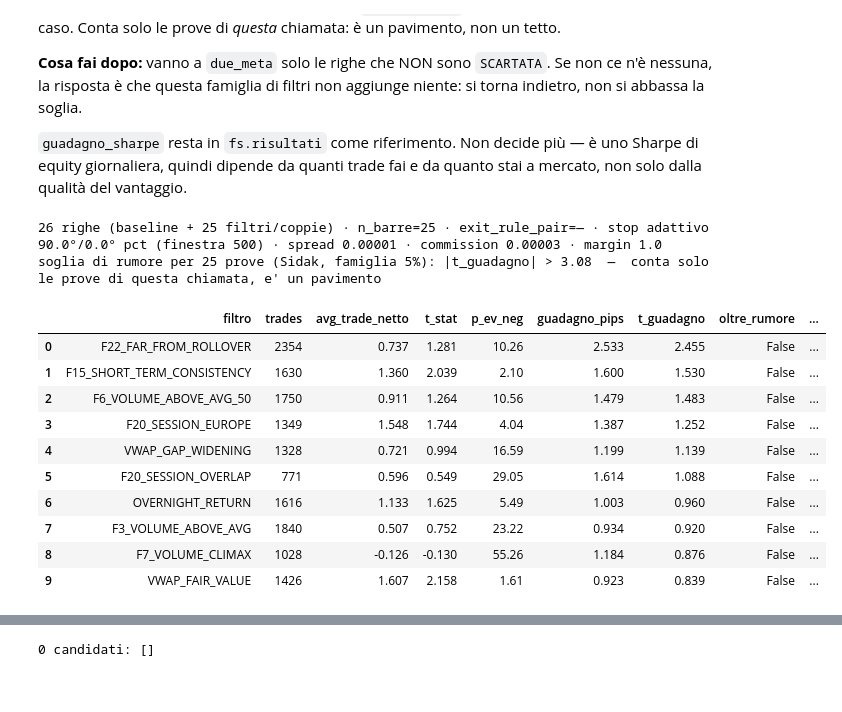
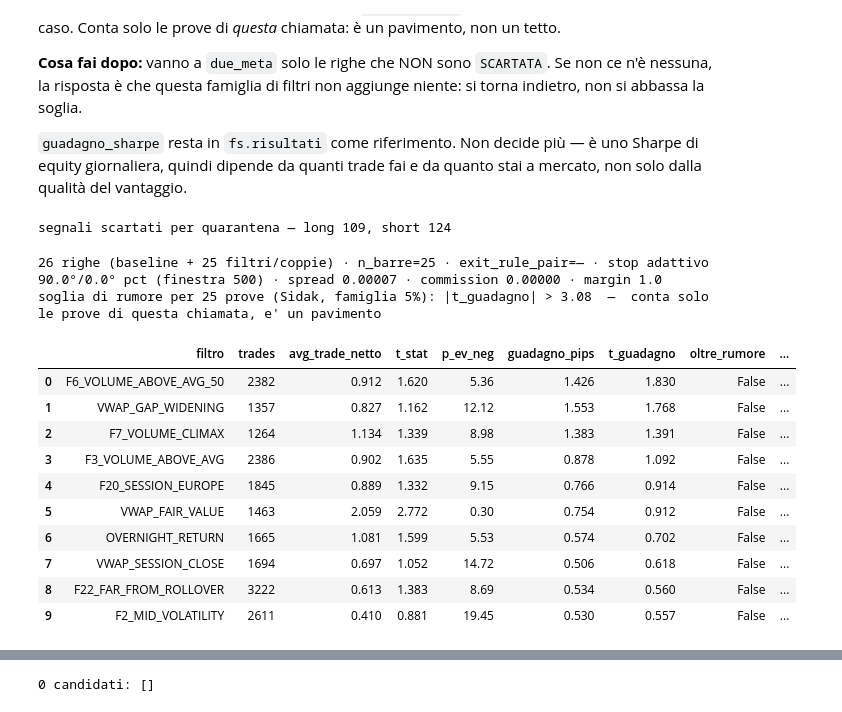
Before and after one commit to matti410/Trading-System-Creator_V4, a Jupyter notebook: Trading_Grid_Search_v4_backtesting.ipynb, the cells around one changed output, grey strips where cells are left out. Saved outputs shown, nothing was run; the diff lists cells and outputs as text; code cells hidden in the pictures.

```diff
--- a/Trading_Grid_Search_v4_backtesting.ipynb
+++ b/Trading_Grid_Search_v4_backtesting.ipynb
@@ -173,0 +149,18 @@ EURUSD  [forex]  conto in USD
+# %%
+CASH = 10_000_000     # capitale del backtest: deve superare il prezzo di UNA unita'.
+                      # I pips per trade non dipendono da CASH.
+
+# Conto IC Markets Standard (quello del demo): nessuna commissione, il costo e'
+# tutto nello spread. Valori in pips, una riga per symbol.
+SPREAD_PIPS          = {"EURUSD": 0.8}    # spread normale, da listino
+SPREAD_ROLLOVER_PIPS = {"EURUSD": 1.5}    # spread nel rollover: STIMA, da correggere
+                                          # leggendolo in MT5 verso le 23:00 italiane
+if symbol not in SPREAD_PIPS:
+    raise ValueError(f"Manca lo spread di {symbol}: aggiungi una riga a SPREAD_PIPS "
+                     "e a SPREAD_ROLLOVER_PIPS.")
+
+costi = parametri_backtest(symbol, bars=df, valuta_conto="USD", usa_mt5=False,
+                           spread_pips=SPREAD_PIPS[symbol], commissione_rt=0.0)
+costi["cash"] = CASH                                          # ogni **costi passa anche il capitale
+costi["spread_rollover_pips"] = SPREAD_ROLLOVER_PIPS[symbol]  # ... e lo spread del rollover
+costi   # -> {'spread': ..., 'commission': 0.0, 'cash': ..., 'spread_rollover_pips': ...}
@@ -562,29 +570,30 @@ filtri_da_provare = (eng.registry.list_filters(0) +
 # %%
 fs = run_filter_search_bt(
     df_is,
     entry_long=LONG_condition_scelta,
     entry_short=SHORT_condition_scelta,
     exit_rule_pair=EXIT_condition_scelta,
     n_barre=H,
     filtri=filtri_da_provare,
     perc_sl=90.0, perc_tp=0.0, **costi, min_trades_giudizio=100,
-    p_max=5.0, alpha=0.05
+    p_max=5.0, alpha=0.05, inverti_su_opposto=True
 )
 fs.top(10)
 # %% [output]
-26 righe (baseline + 25 filtri/coppie) · n_barre=25 · exit_rule_pair=— · stop adattivo 90.0°/0.0° pct (finestra 500) · spread 0.00001 · commission 0.00003 · margin 1.0
-soglia di rumore per 25 prove (Sidak, famiglia 5%): |t_guadagno| > 3.08  —  conta solo le prove di questa chiamata, e' un pavimento
+segnali scartati per quarantena — long 109, short 124
+26 righe (baseline + 25 filtri/coppie) · n_barre=25 · exit_rule_pair=— · stop adattivo 90.0°/0.0° pct (finestra 500) · spread 0.00007 · commission 0.00000 · margin 1.0
+soglia di rumore per 25 prove (Sidak, famiglia 5%): |t_guadagno| > 3.08  —  conta solo le prove di questa chiamata, e' un pavimento
 |  | filtro | trades | avg_trade_netto | t_stat | p_ev_neg | guadagno_pips | t_guadagno | oltre_rumore | ... |
-| 0 | F22_FAR_FROM_ROLLOVER | 2354 | 0.737 | 1.281 | 10.26 | 2.533 | 2.455 | False | ... |
-| 1 | F15_SHORT_TERM_CONSISTENCY | 1630 | 1.360 | 2.039 | 2.10 | 1.600 | 1.530 | False | ... |
-| 2 | F6_VOLUME_ABOVE_AVG_50 | 1750 | 0.911 | 1.264 | 10.56 | 1.479 | 1.483 | False | ... |
-| 3 | F20_SESSION_EUROPE | 1349 | 1.548 | 1.744 | 4.04 | 1.387 | 1.252 | False | ... |
-| 4 | VWAP_GAP_WIDENING | 1328 | 0.721 | 0.994 | 16.59 | 1.199 | 1.139 | False | ... |
-| 5 | F20_SESSION_OVERLAP | 771 | 0.596 | 0.549 | 29.05 | 1.614 | 1.088 | False | ... |
-| 6 | OVERNIGHT_RETURN | 1616 | 1.133 | 1.625 | 5.49 | 1.003 | 0.960 | False | ... |
-| 7 | F3_VOLUME_ABOVE_AVG | 1840 | 0.507 | 0.752 | 23.22 | 0.934 | 0.920 | False | ... |
-| 8 | F7_VOLUME_CLIMAX | 1028 | -0.126 | -0.130 | 55.26 | 1.184 | 0.876 | False | ... |
-| 9 | VWAP_FAIR_VALUE | 1426 | 1.607 | 2.158 | 1.61 | 0.923 | 0.839 | False | ... |
+| 0 | F6_VOLUME_ABOVE_AVG_50 | 2382 | 0.912 | 1.620 | 5.36 | 1.426 | 1.830 | False | ... |
+| 1 | VWAP_GAP_WIDENING | 1357 | 0.827 | 1.162 | 12.12 | 1.553 | 1.768 | False | ... |
+| 2 | F7_VOLUME_CLIMAX | 1264 | 1.134 | 1.339 | 8.98 | 1.383 | 1.391 | False | ... |
+| 3 | F3_VOLUME_ABOVE_AVG | 2386 | 0.902 | 1.635 | 5.55 | 0.878 | 1.092 | False | ... |
+| 4 | F20_SESSION_EUROPE | 1845 | 0.889 | 1.332 | 9.15 | 0.766 | 0.914 | False | ... |
+| 5 | VWAP_FAIR_VALUE | 1463 | 2.059 | 2.772 | 0.30 | 0.754 | 0.912 | False | ... |
+| 6 | OVERNIGHT_RETURN | 1665 | 1.081 | 1.599 | 5.53 | 0.574 | 0.702 | False | ... |
+| 7 | VWAP_SESSION_CLOSE | 1694 | 0.697 | 1.052 | 14.72 | 0.506 | 0.618 | False | ... |
+| 8 | F22_FAR_FROM_ROLLOVER | 3222 | 0.613 | 1.383 | 8.69 | 0.534 | 0.560 | False | ... |
+| 9 | F2_MID_VOLATILITY | 2611 | 0.410 | 0.881 | 19.45 | 0.530 | 0.557 | False | ... |
 # %%
 #fs.scheda()                      # la baseline
 fs.scheda("F22_FAR_FROM_ROLLOVER")  # una riga filtrata
```
Also changed, not shown: parts of 24 cells of this notebook.
